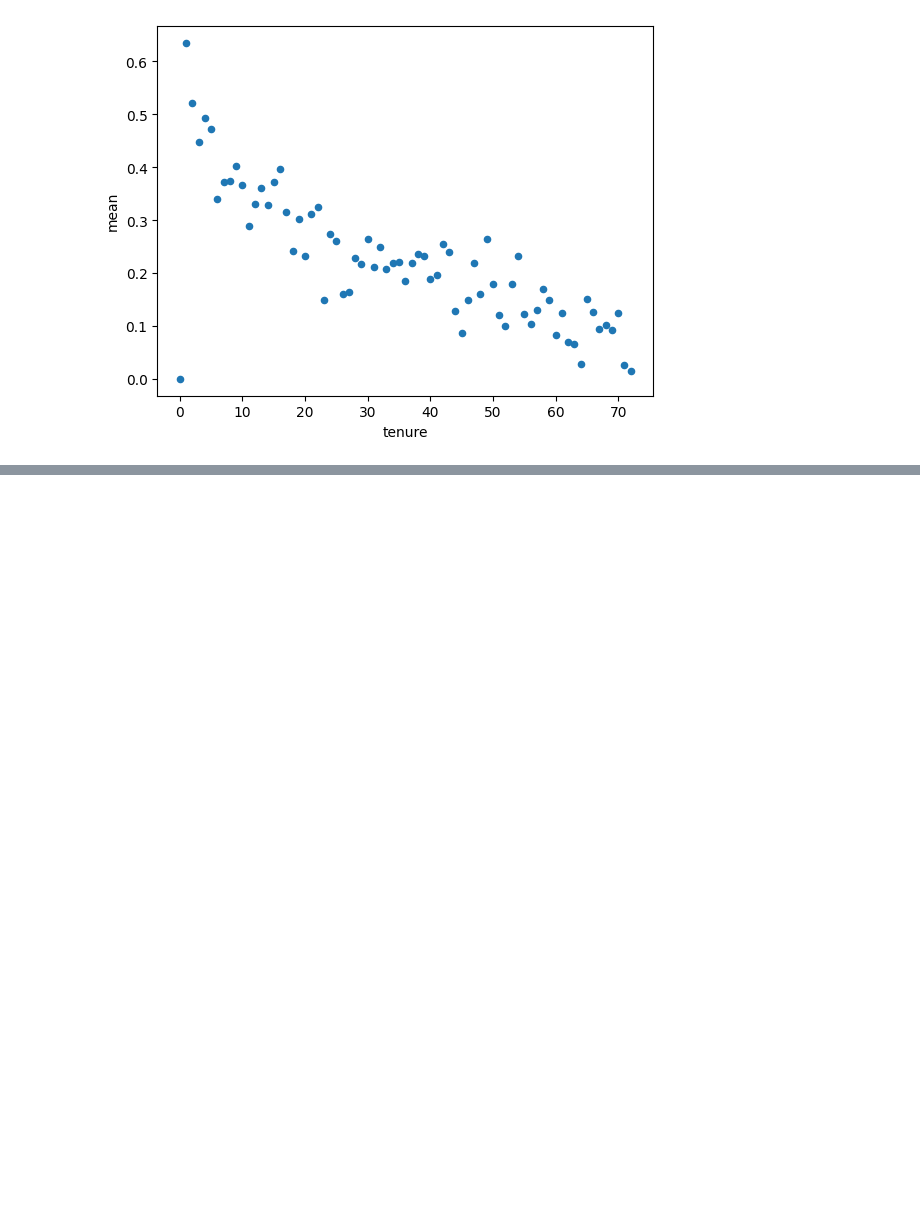
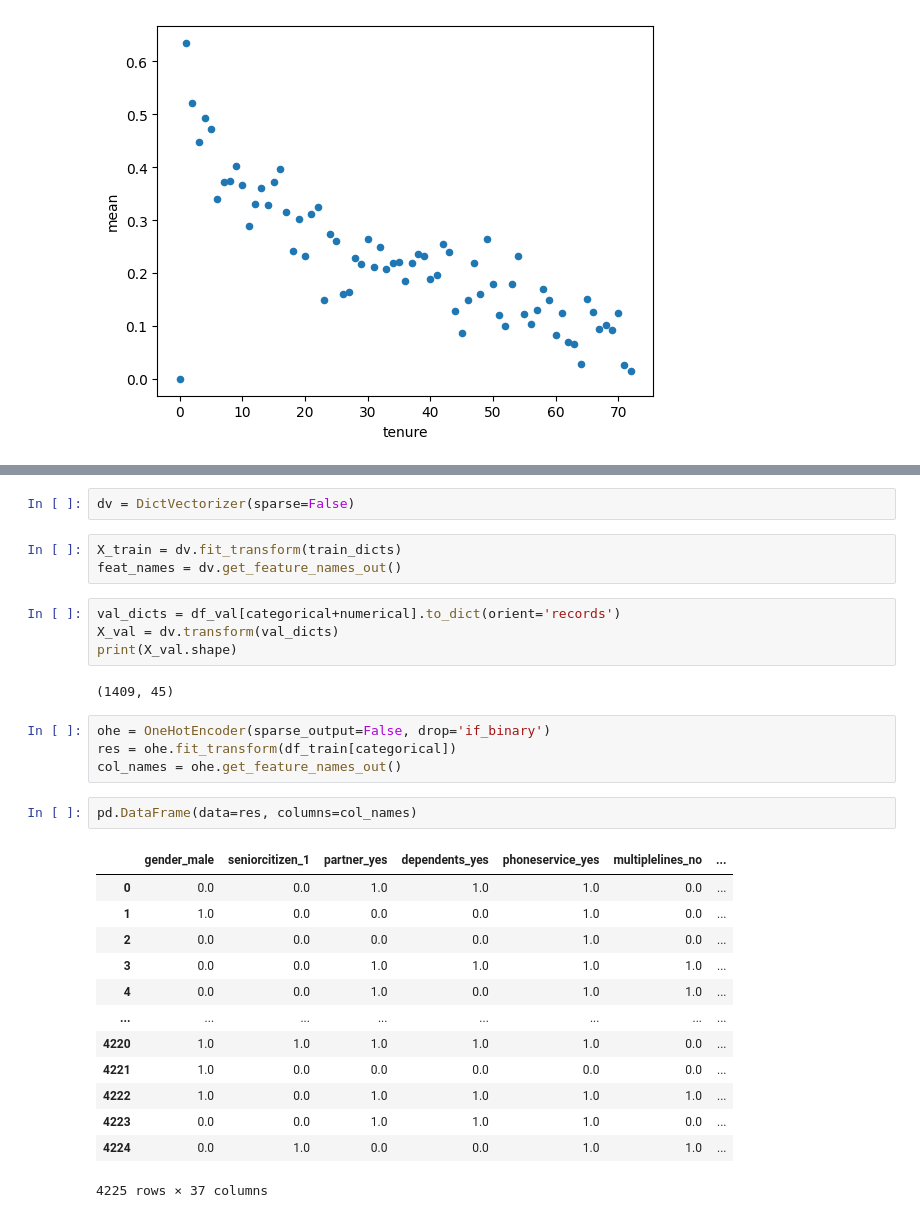
Before and after one commit to AurisNauris/ML-zoomcamp-homework, a Jupyter notebook: 03-classification/03-notebook.ipynb, the cells around one changed output, grey strips where cells are left out. Drawn from its saved outputs; the diff is of its cells as text; blank space fills up the shorter version.

```diff
--- a/03-classification/03-notebook.ipynb
+++ b/03-classification/03-notebook.ipynb
@@ -314,0 +343,31 @@ df_train_val.groupby("tenure")["churn"].agg(["mean","std"]).reset_index().plot(x
+# %%
+dv = DictVectorizer(sparse=False)
+# %%
+X_train = dv.fit_transform(train_dicts)
+feat_names = dv.get_feature_names_out()
+# %%
+val_dicts = df_val[categorical+numerical].to_dict(orient='records')
+X_val = dv.transform(val_dicts)
+print(X_val.shape)
+# %% [output]
+(1409, 45)
+# %%
+ohe = OneHotEncoder(sparse_output=False, drop='if_binary')
+res = ohe.fit_transform(df_train[categorical])
+col_names = ohe.get_feature_names_out()
+# %%
+pd.DataFrame(data=res, columns=col_names)
+# %% [output]
+|  | gender_male | seniorcitizen_1 | partner_yes | dependents_yes | phoneservice_yes | multiplelines_no | ... |
+| 0 | 0.0 | 0.0 | 1.0 | 1.0 | 1.0 | 0.0 | ... |
+| 1 | 1.0 | 0.0 | 0.0 | 0.0 | 1.0 | 0.0 | ... |
+| 2 | 0.0 | 0.0 | 0.0 | 0.0 | 1.0 | 0.0 | ... |
+| 3 | 0.0 | 0.0 | 1.0 | 1.0 | 1.0 | 1.0 | ... |
+| 4 | 0.0 | 0.0 | 1.0 | 0.0 | 1.0 | 1.0 | ... |
+| ... | ... | ... | ... | ... | ... | ... | ... |
+| 4220 | 1.0 | 1.0 | 1.0 | 1.0 | 1.0 | 0.0 | ... |
+| 4221 | 1.0 | 0.0 | 0.0 | 0.0 | 0.0 | 0.0 | ... |
+| 4222 | 1.0 | 0.0 | 1.0 | 1.0 | 1.0 | 1.0 | ... |
+| 4223 | 0.0 | 0.0 | 1.0 | 1.0 | 1.0 | 0.0 | ... |
+| 4224 | 0.0 | 1.0 | 0.0 | 0.0 | 1.0 | 1.0 | ... |
+4225 rows × 37 columns
```
Also changed, not shown: parts of 4 cells of this notebook, 1 other file.
